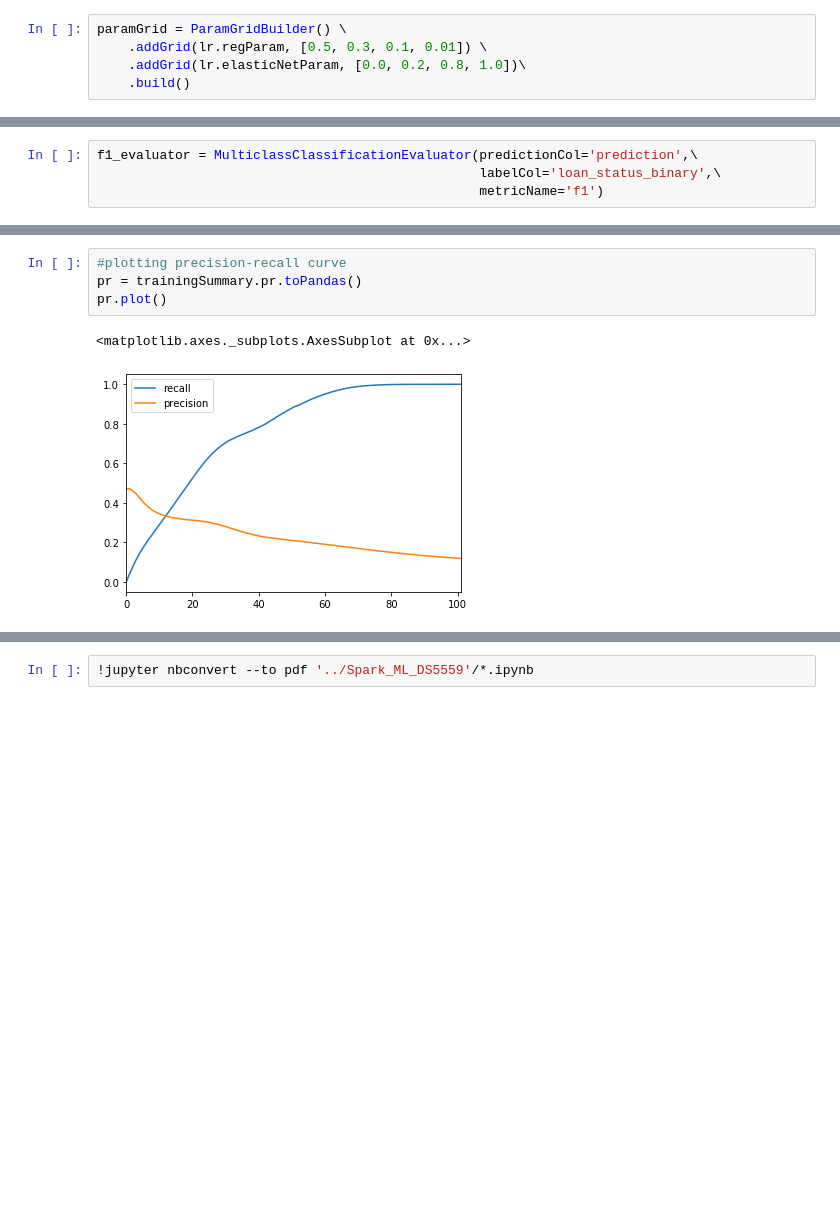
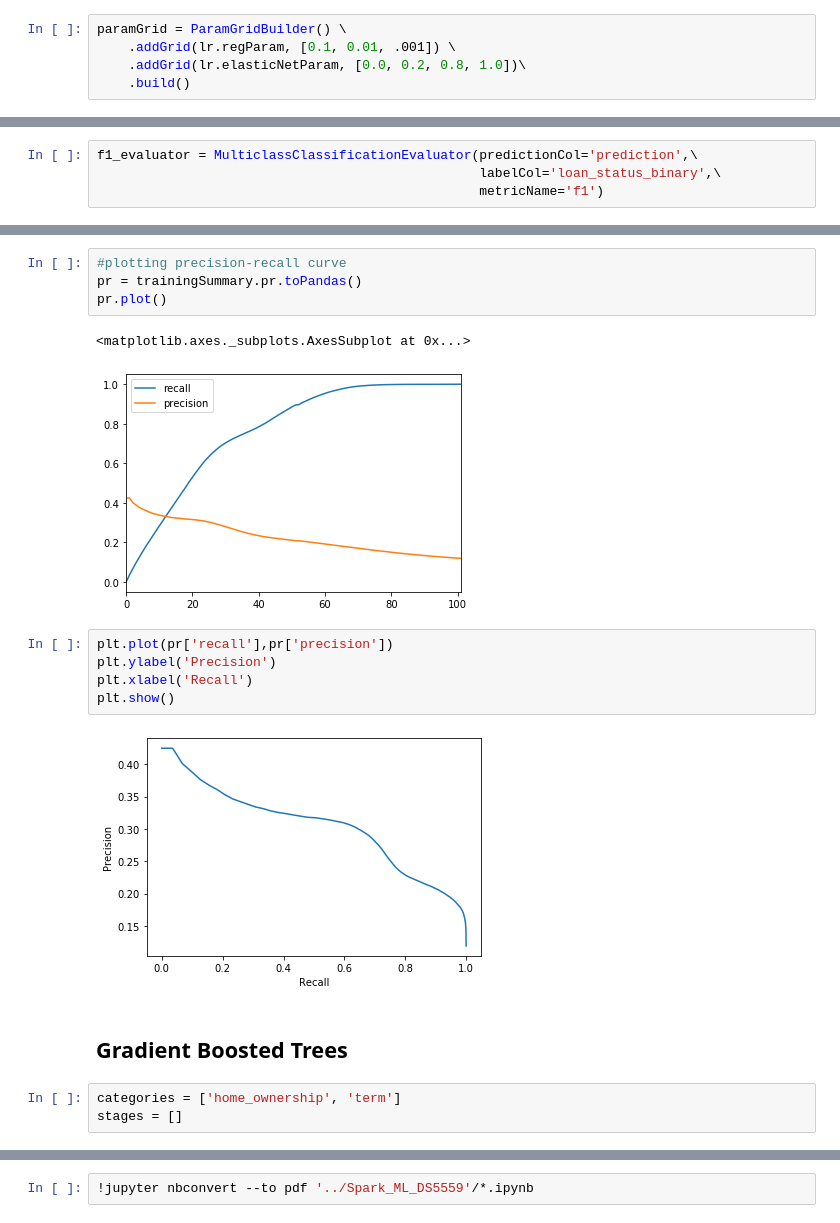
Before and after one commit to matthew-e-thomas/Spark_ML_DS5559, a Jupyter notebook: Project_Models.ipynb, the cells around one changed output, grey strips where cells are left out. Saved outputs shown, nothing was run; the diff lists cells and outputs as text; blank space fills up the shorter version.

```diff
--- a/Project_Models.ipynb
+++ b/Project_Models.ipynb
@@ -119,7 +114,7 @@ stages
 pipeline = Pipeline(stages=stages)
 # %%
 paramGrid = ParamGridBuilder() \
-    .addGrid(lr.regParam, [0.5, 0.3, 0.1, 0.01]) \
+    .addGrid(lr.regParam, [0.1, 0.01, .001]) \
     .addGrid(lr.elasticNetParam, [0.0, 0.2, 0.8, 1.0])\
     .build()
 # %%
@@ -178,4 +194,16 @@ pr = trainingSummary.pr.toPandas()
 pr.plot()
 # %% [output]
 <matplotlib.axes._subplots.AxesSubplot at 0x...>
-[figure, old version]
+[figure, new version]
+# %%
+plt.plot(pr['recall'],pr['precision'])
+plt.ylabel('Precision')
+plt.xlabel('Recall')
+plt.show()
+# %% [output]
+[figure, added]
+# %% [markdown]
+## Gradient Boosted Trees
+# %%
+categories = ['home_ownership', 'term']
+stages = []
```
Also changed, not shown: parts of 20 cells of this notebook.
